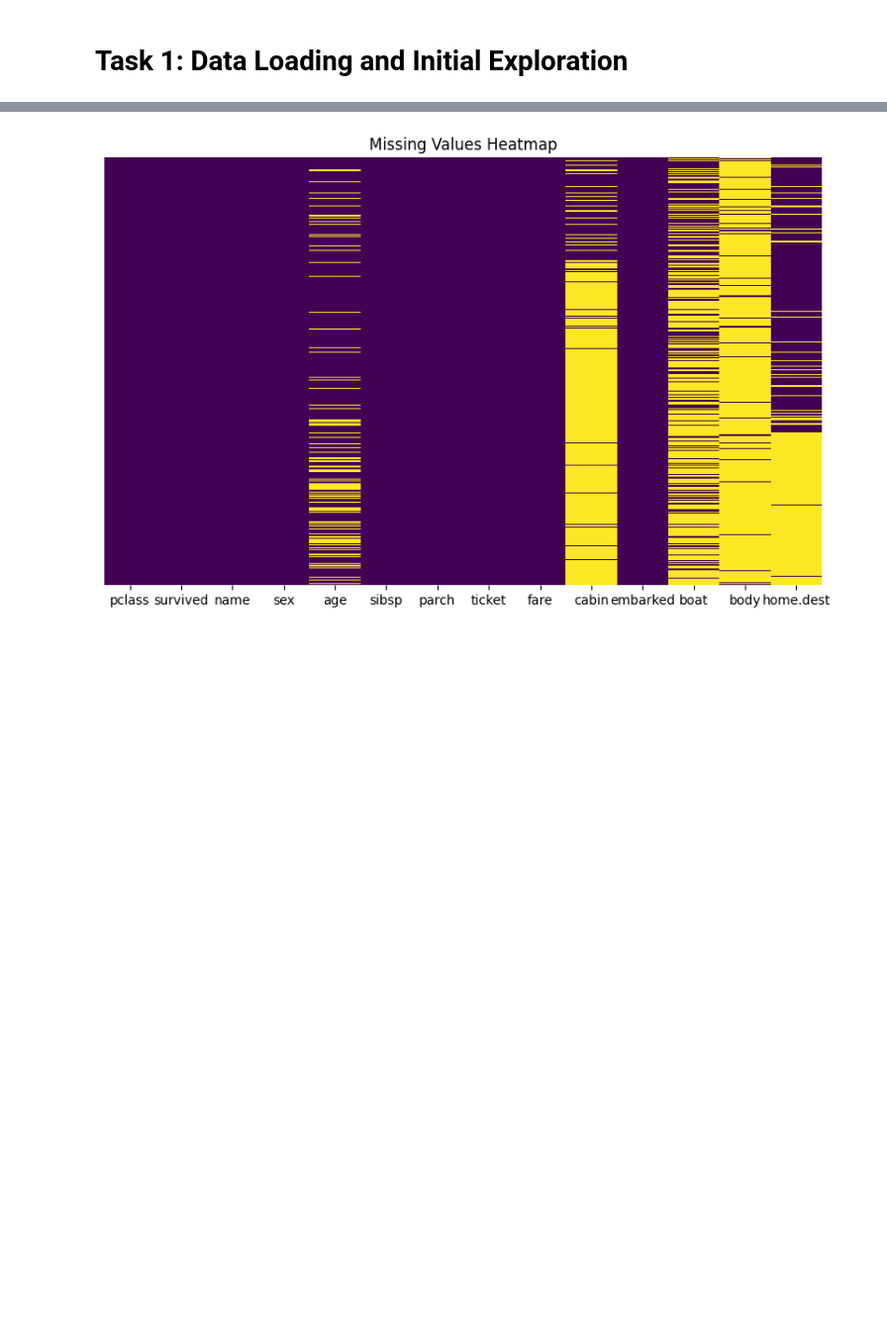
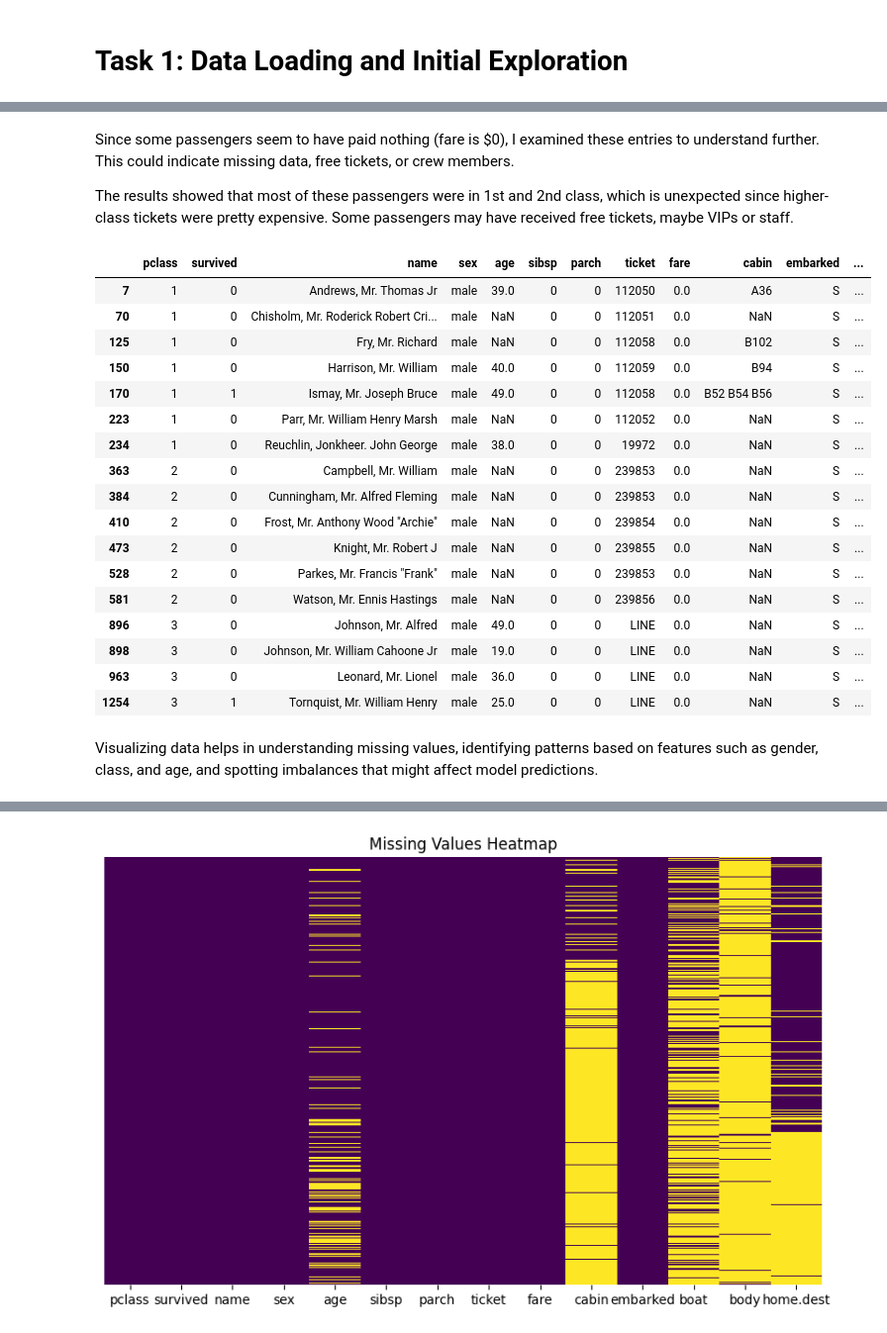
Before and after one commit to hibbakamas/ML-fundamentals-2025, a Jupyter notebook: assignment_1_Hibba_Kamas.ipynb, the cells around one changed output, grey strips where cells are left out. Shown at 99% size. Cells and saved outputs as stored; diff of their text form; code cells hidden in the pictures; blank space fills up the shorter version.

```diff
--- a/assignment_1_Hibba_Kamas.ipynb
+++ b/assignment_1_Hibba_Kamas.ipynb
@@ -124,0 +127,28 @@ Summary of insights gathered:
+# %% [markdown]
+Since some passengers seem to have paid nothing (fare is $0), I examined these entries to understand further. This could indicate missing data, free tickets, or crew members.
+
+The results showed that most of these passengers were in 1st and 2nd class, which is unexpected since higher-class tickets were pretty expensive.
+Some passengers may have received free tickets, maybe VIPs or staff.
+# %%
+df[df["fare"] == 0]
+# %% [output]
+|  | pclass | survived | name | sex | age | sibsp | parch | ticket | fare | cabin | embarked | ... |
+| 7 | 1 | 0 | Andrews, Mr. Thomas Jr | male | 39.0 | 0 | 0 | 112050 | 0.0 | A36 | S | ... |
+| 70 | 1 | 0 | Chisholm, Mr. Roderick Robert Cri... | male | NaN | 0 | 0 | 112051 | 0.0 | NaN | S | ... |
+| 125 | 1 | 0 | Fry, Mr. Richard | male | NaN | 0 | 0 | 112058 | 0.0 | B102 | S | ... |
+| 150 | 1 | 0 | Harrison, Mr. William | male | 40.0 | 0 | 0 | 112059 | 0.0 | B94 | S | ... |
+| 170 | 1 | 1 | Ismay, Mr. Joseph Bruce | male | 49.0 | 0 | 0 | 112058 | 0.0 | B52 B54 B56 | S | ... |
+| 223 | 1 | 0 | Parr, Mr. William Henry Marsh | male | NaN | 0 | 0 | 112052 | 0.0 | NaN | S | ... |
+| 234 | 1 | 0 | Reuchlin, Jonkheer. John George | male | 38.0 | 0 | 0 | 19972 | 0.0 | NaN | S | ... |
+| 363 | 2 | 0 | Campbell, Mr. William | male | NaN | 0 | 0 | 239853 | 0.0 | NaN | S | ... |
+| 384 | 2 | 0 | Cunningham, Mr. Alfred Fleming | male | NaN | 0 | 0 | 239853 | 0.0 | NaN | S | ... |
+| 410 | 2 | 0 | Frost, Mr. Anthony Wood "Archie" | male | NaN | 0 | 0 | 239854 | 0.0 | NaN | S | ... |
+| 473 | 2 | 0 | Knight, Mr. Robert J | male | NaN | 0 | 0 | 239855 | 0.0 | NaN | S | ... |
+| 528 | 2 | 0 | Parkes, Mr. Francis "Frank" | male | NaN | 0 | 0 | 239853 | 0.0 | NaN | S | ... |
+| 581 | 2 | 0 | Watson, Mr. Ennis Hastings | male | NaN | 0 | 0 | 239856 | 0.0 | NaN | S | ... |
+| 896 | 3 | 0 | Johnson, Mr. Alfred | male | 49.0 | 0 | 0 | LINE | 0.0 | NaN | S | ... |
+| 898 | 3 | 0 | Johnson, Mr. William Cahoone Jr | male | 19.0 | 0 | 0 | LINE | 0.0 | NaN | S | ... |
+| 963 | 3 | 0 | Leonard, Mr. Lionel | male | 36.0 | 0 | 0 | LINE | 0.0 | NaN | S | ... |
+| 1254 | 3 | 1 | Tornquist, Mr. William Henry | male | 25.0 | 0 | 0 | LINE | 0.0 | NaN | S | ... |
+# %% [markdown]
+Visualizing data helps in understanding missing values, identifying patterns based on features such as gender, class, and age, and spotting imbalances that might affect model predictions.
```
Also changed, not shown: parts of 76 cells of this notebook.
